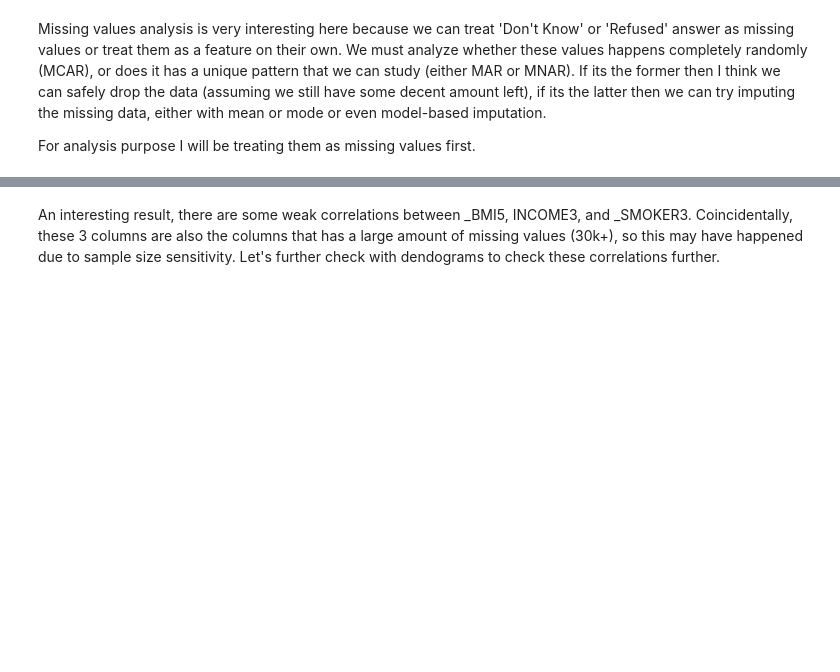
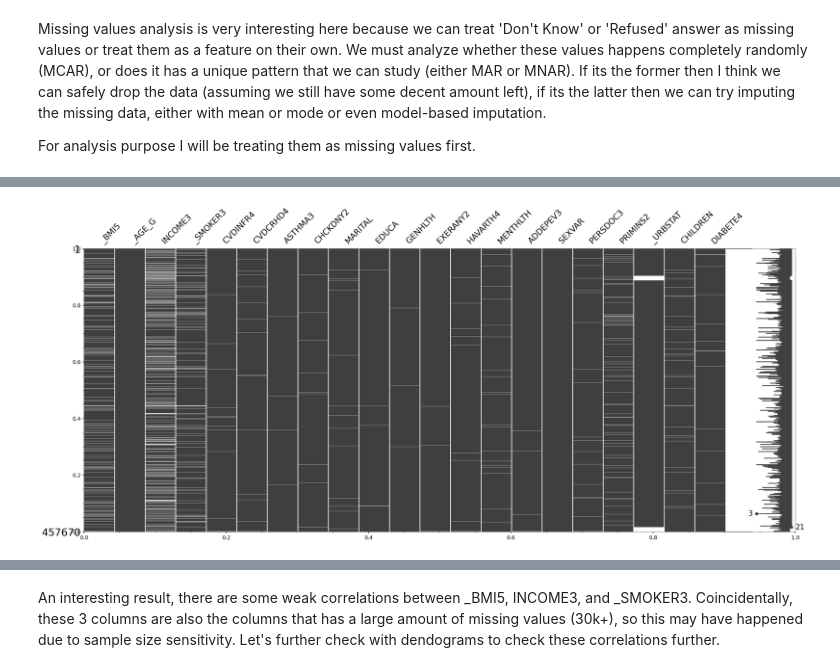
Before and after one commit to yukienjoyer7/Diabetes-Early-Diagnosis-BRFSS-2024, a Jupyter notebook: EDA_Modelling_Dion.ipynb, the cells around one changed output, grey strips where cells are left out. Cells and saved outputs as stored; diff of their text form; code cells hidden in the pictures; blank space fills up the shorter version.

```diff
--- a/EDA_Modelling_Dion.ipynb
+++ b/EDA_Modelling_Dion.ipynb
@@ -172,5 +282,8 @@ Well well well, this already denies the MCAR hypothesis because there are clearl
 # %%
 import missingno as msno
 
-msno.matrix(df_miss)
+with plt.style.context('default'):
+    msno.matrix(df_miss)
+# %% [output]
+[figure, added]
 # %%
```
Also changed, not shown: parts of 54 cells of this notebook, 17 other files.
